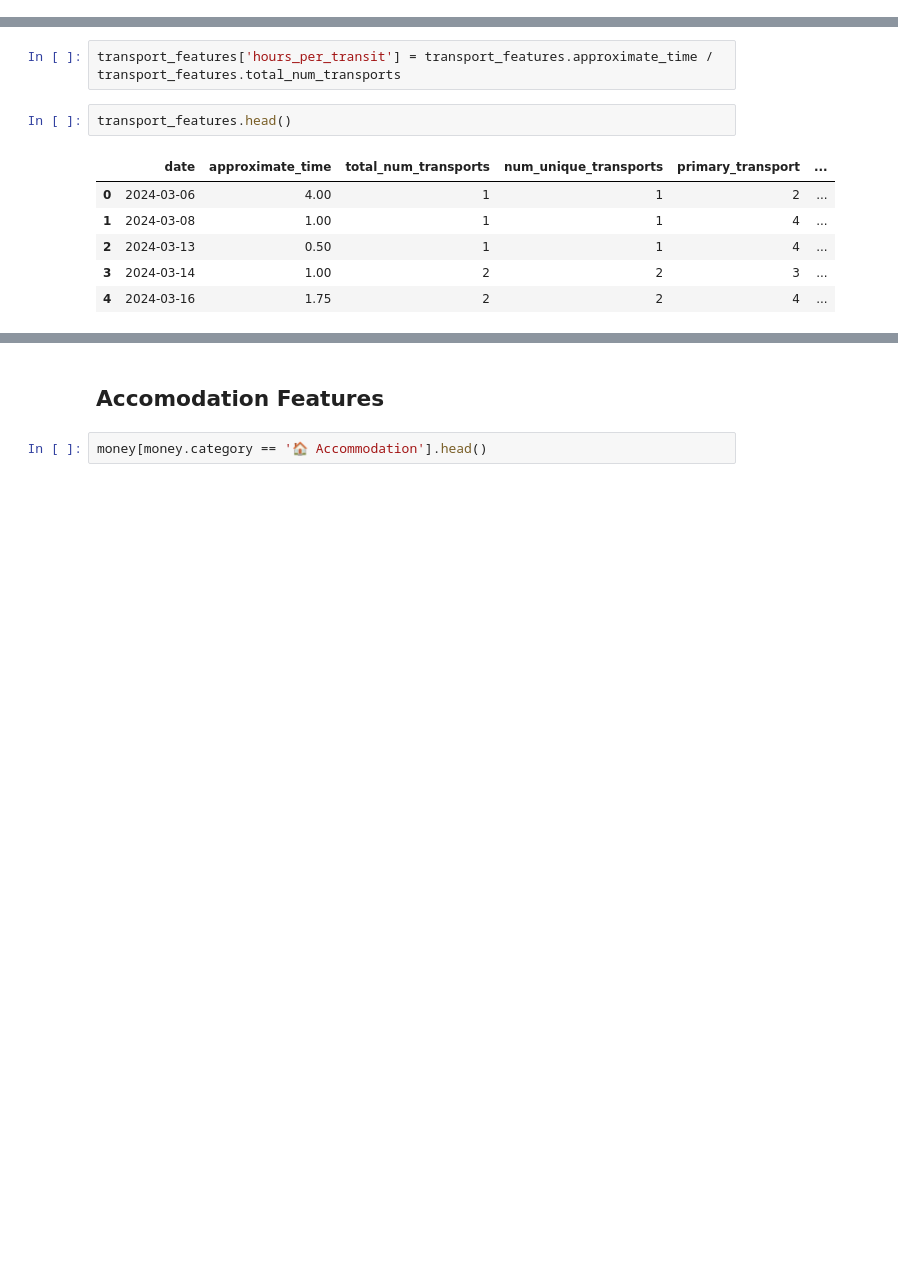
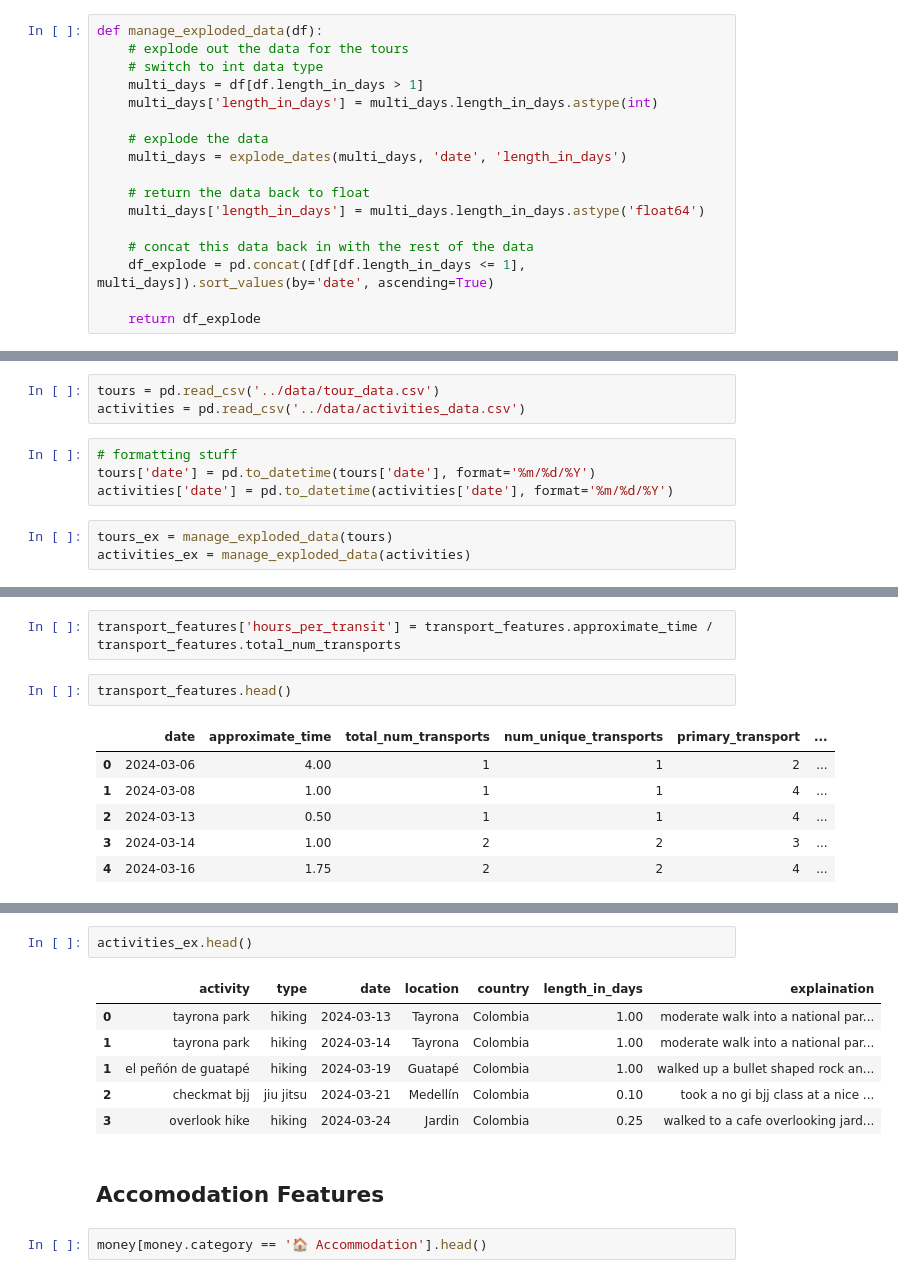
Before and after one commit to SunnyWillert18/floating-in-space, a Jupyter notebook: nbs/travel_personas.ipynb, the cells around one changed output, grey strips where cells are left out. Drawn from its saved outputs; the diff is of its cells as text; blank space fills up the shorter version.

Commit message:
exploded out dates for multi day tours

```diff
--- a/nbs/travel_personas.ipynb
+++ b/nbs/travel_personas.ipynb
@@ -145,3 +168,20 @@ def format_names(df):
+# %%
+def manage_exploded_data(df):
+    # explode out the data for the tours
+    # switch to int data type
+    multi_days = df[df.length_in_days > 1]
+    multi_days['length_in_days'] = multi_days.length_in_days.astype(int)
+
+    # explode the data
+    multi_days = explode_dates(multi_days, 'date', 'length_in_days')
+
+    # return the data back to float
+    multi_days['length_in_days'] = multi_days.length_in_days.astype('float64')
+
+    # concat this data back in with the rest of the data
+    df_explode = pd.concat([df[df.length_in_days <= 1], multi_days]).sort_values(by='date', ascending=True)
+
+    return df_explode
 # %% [markdown]
 ### Base data
 # %%
@@ -172,6 +212,16 @@ transport = transport.drop('Unnamed:_8', axis=1)
 # fixing hitch hiking split
 transport['type'] = transport['type'].str.replace('hitch hiking','hitchhiking')
 transport['type'] = transport['type'].str.replace('bus ','bus')
+# %%
+tours = pd.read_csv('../data/tour_data.csv')
+activities = pd.read_csv('../data/activities_data.csv')
+# %%
+# formatting stuff
+tours['date'] = pd.to_datetime(tours['date'], format='%m/%d/%Y')
+activities['date'] = pd.to_datetime(activities['date'], format='%m/%d/%Y')
+# %%
+tours_ex = manage_exploded_data(tours)
+activities_ex = manage_exploded_data(activities)
 # %% [markdown]
 ### Making the feature vectors
 - 1 day into a bunch of features
@@ -377,3 +412,12 @@ transport_features.head()
+# %%
+activities_ex.head()
+# %% [output]
+|  | activity | type | date | location | country | length_in_days | explaination |
+| 0 | tayrona park | hiking | 2024-03-13 | Tayrona | Colombia | 1.00 | moderate walk into a national par... |
+| 1 | tayrona park | hiking | 2024-03-14 | Tayrona | Colombia | 1.00 | moderate walk into a national par... |
+| 1 | el peñón de guatapé | hiking | 2024-03-19 | Guatapé | Colombia | 1.00 | walked up a bullet shaped rock an... |
+| 2 | checkmat bjj | jiu jitsu | 2024-03-21 | Medellín | Colombia | 0.10 | took a no gi bjj class at a nice ... |
+| 3 | overlook hike | hiking | 2024-03-24 | Jardin | Colombia | 0.25 | walked to a cafe overlooking jard... |
 # %% [markdown]
 ## Accomodation Features
 # %%
```
Also changed, not shown: parts of 5 cells of this notebook.
